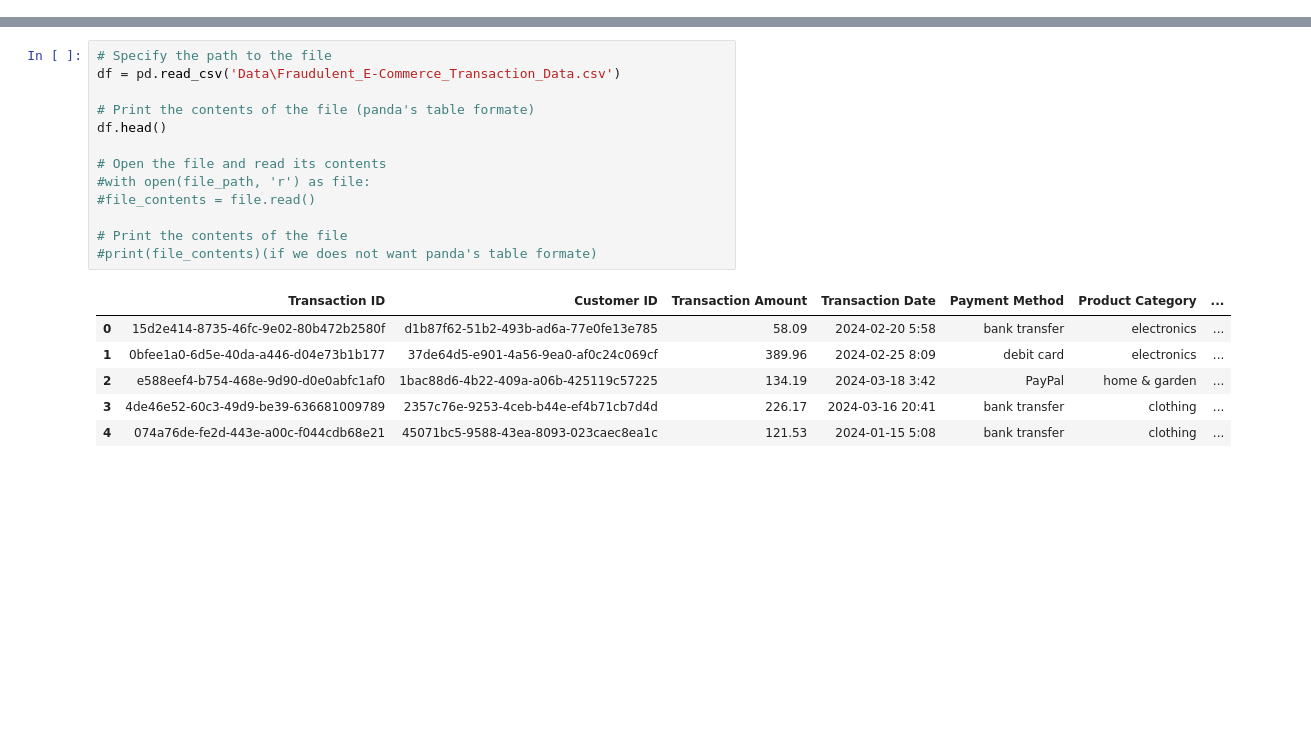
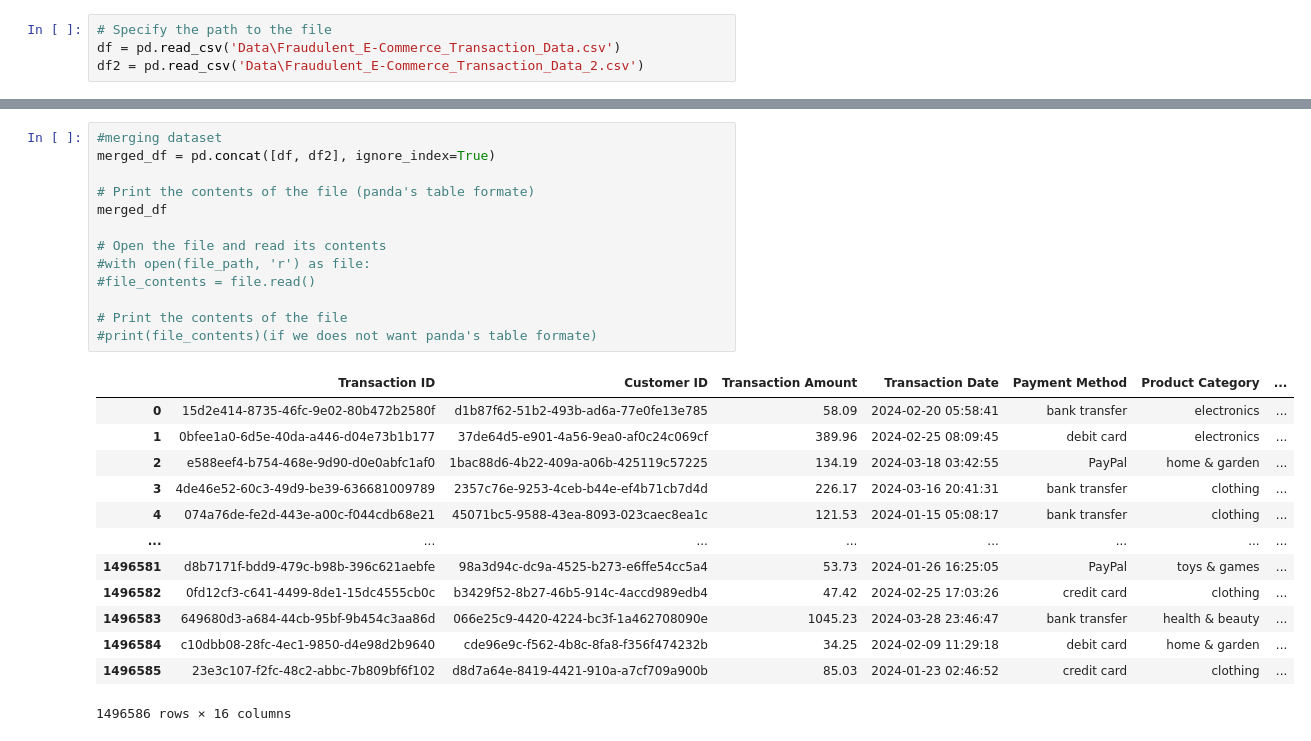
Before and after one commit to muneebsamad/project-1, a Jupyter notebook: Roshni_Script.ipynb, the cells around one changed output, grey strips where cells are left out. Saved outputs shown, nothing was run; the diff lists cells and outputs as text; blank space fills up the shorter version.

```diff
--- a/Roshni_Script.ipynb
+++ b/Roshni_Script.ipynb
@@ -4,0 +6,4 @@ import seaborn as sns
+# %%
+# Specify the path to the file
+df = pd.read_csv('Data\Fraudulent_E-Commerce_Transaction_Data.csv')
+df2 = pd.read_csv('Data\Fraudulent_E-Commerce_Transaction_Data_2.csv')
@@ -5,20 +16,27 @@ import seaborn as sns
 # %%
-# Specify the path to the file
-df = pd.read_csv('Data\Fraudulent_E-Commerce_Transaction_Data.csv')
+#merging dataset
+merged_df = pd.concat([df, df2], ignore_index=True)
 
 # Print the contents of the file (panda's table formate)
-df.head()
+merged_df
 
 # Open the file and read its contents
 #with open(file_path, 'r') as file:
 #file_contents = file.read()
 
 # Print the contents of the file
 #print(file_contents)(if we does not want panda's table formate)
 # %% [output]
 |  | Transaction ID | Customer ID | Transaction Amount | Transaction Date | Payment Method | Product Category | ... |
-| 0 | 15d2e414-8735-46fc-9e02-80b472b2580f | d1b87f62-51b2-493b-ad6a-77e0fe13e785 | 58.09 | 2024-02-20 5:58 | bank transfer | electronics | ... |
-| 1 | 0bfee1a0-6d5e-40da-a446-d04e73b1b177 | 37de64d5-e901-4a56-9ea0-af0c24c069cf | 389.96 | 2024-02-25 8:09 | debit card | electronics | ... |
-| 2 | e588eef4-b754-468e-9d90-d0e0abfc1af0 | 1bac88d6-4b22-409a-a06b-425119c57225 | 134.19 | 2024-03-18 3:42 | PayPal | home & garden | ... |
-| 3 | 4de46e52-60c3-49d9-be39-636681009789 | 2357c76e-9253-4ceb-b44e-ef4b71cb7d4d | 226.17 | 2024-03-16 20:41 | bank transfer | clothing | ... |
-| 4 | 074a76de-fe2d-443e-a00c-f044cdb68e21 | 45071bc5-9588-43ea-8093-023caec8ea1c | 121.53 | 2024-01-15 5:08 | bank transfer | clothing | ... |
+| 0 | 15d2e414-8735-46fc-9e02-80b472b2580f | d1b87f62-51b2-493b-ad6a-77e0fe13e785 | 58.09 | 2024-02-20 05:58:41 | bank transfer | electronics | ... |
+| 1 | 0bfee1a0-6d5e-40da-a446-d04e73b1b177 | 37de64d5-e901-4a56-9ea0-af0c24c069cf | 389.96 | 2024-02-25 08:09:45 | debit card | electronics | ... |
+| 2 | e588eef4-b754-468e-9d90-d0e0abfc1af0 | 1bac88d6-4b22-409a-a06b-425119c57225 | 134.19 | 2024-03-18 03:42:55 | PayPal | home & garden | ... |
+| 3 | 4de46e52-60c3-49d9-be39-636681009789 | 2357c76e-9253-4ceb-b44e-ef4b71cb7d4d | 226.17 | 2024-03-16 20:41:31 | bank transfer | clothing | ... |
+| 4 | 074a76de-fe2d-443e-a00c-f044cdb68e21 | 45071bc5-9588-43ea-8093-023caec8ea1c | 121.53 | 2024-01-15 05:08:17 | bank transfer | clothing | ... |
+| ... | ... | ... | ... | ... | ... | ... | ... |
+| 1496581 | d8b7171f-bdd9-479c-b98b-396c621aebfe | 98a3d94c-dc9a-4525-b273-e6ffe54cc5a4 | 53.73 | 2024-01-26 16:25:05 | PayPal | toys & games | ... |
+| 1496582 | 0fd12cf3-c641-4499-8de1-15dc4555cb0c | b3429f52-8b27-46b5-914c-4accd989edb4 | 47.42 | 2024-02-25 17:03:26 | credit card | clothing | ... |
+| 1496583 | 649680d3-a684-44cb-95bf-9b454c3aa86d | 066e25c9-4420-4224-bc3f-1a462708090e | 1045.23 | 2024-03-28 23:46:47 | bank transfer | health & beauty | ... |
+| 1496584 | c10dbb08-28fc-4ec1-9850-d4e98d2b9640 | cde96e9c-f562-4b8c-8fa8-f356f474232b | 34.25 | 2024-02-09 11:29:18 | debit card | home & garden | ... |
+| 1496585 | 23e3c107-f2fc-48c2-abbc-7b809bf6f102 | d8d7a64e-8419-4421-910a-a7cf709a900b | 85.03 | 2024-01-23 02:46:52 | credit card | clothing | ... |
+1496586 rows × 16 columns
```
Also changed, not shown: parts of 26 cells of this notebook.
